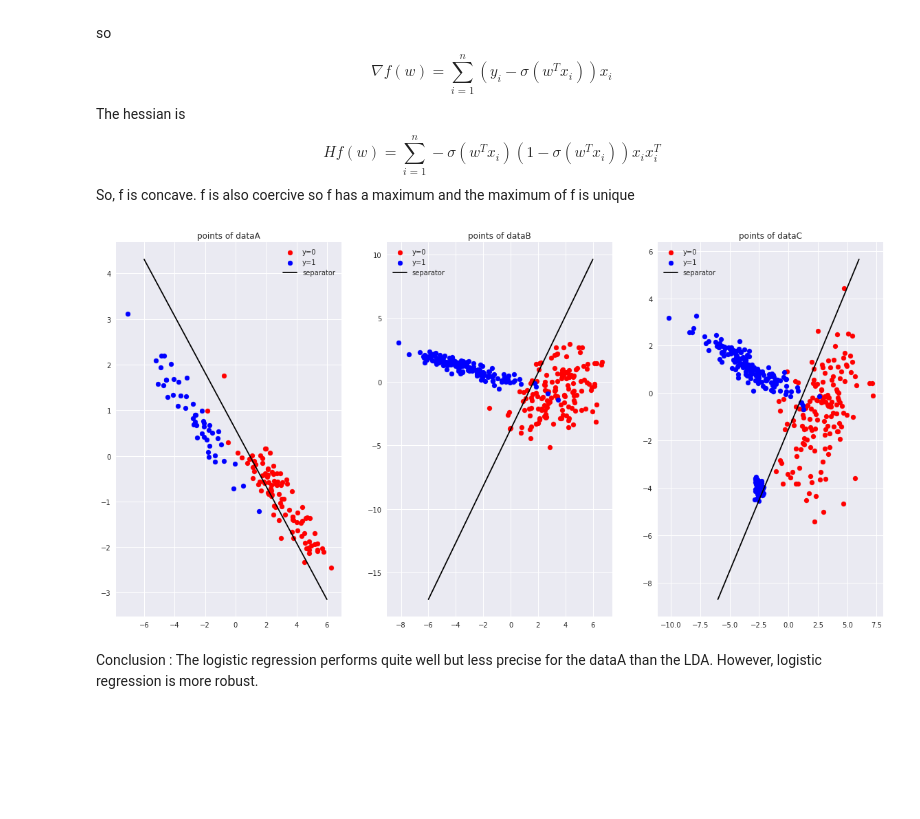
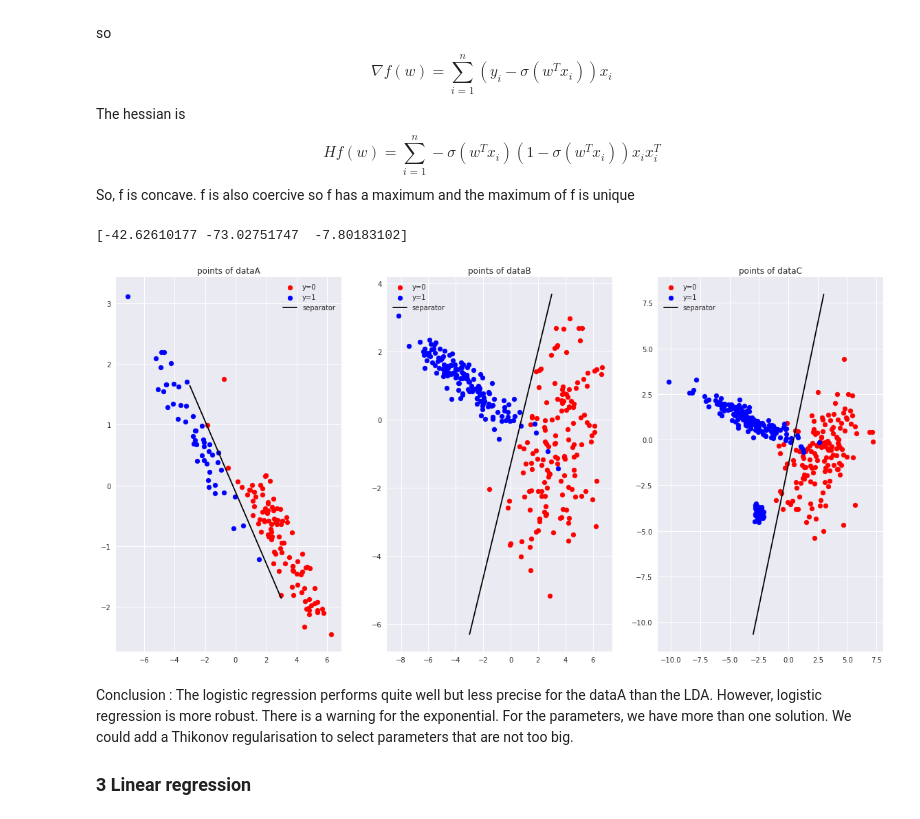
Before and after one commit to sofsoo1995/DM_PGM, a Jupyter notebook: MVA_DM1_Horache_Sofiane.ipynb, the cells around one changed output. Saved outputs shown, nothing was run; the diff lists cells and outputs as text; code cells hidden in the pictures; blank space fills up the shorter version.

```diff
--- a/MVA_DM1_Horache_Sofiane.ipynb
+++ b/MVA_DM1_Horache_Sofiane.ipynb
@@ -204,21 +225,9 @@ def sep_LDA(w,b,pi,x):
 # %%
-def plot_data_LDA(data,title):
-    X_train, y_train = separ(data)
-    x1 = X_train[y_train==1][:,0]
-    y1 = X_train[y_train==1][:,1]
-    x0 = X_train[y_train==0][:,0]
-    y0 = X_train[y_train==0][:,1]
 
-    w,b,pi = fit_LDA(data)
-    print(w)
-    xline = np.linspace(-6.0,6.0,5)
-    yline = sep_LDA(w,b,pi,xline)
-
-    p1 = plt.scatter(x0,y0,c='r', label='y=0')
-    p2 = plt.scatter(x1,y1,c='b', label= 'y=1')
-    l, = plt.plot(xline,yline, c='black', label='separator')
-    plt.title(title)
-    plt.legend(handles=[p1,p2,l])
+w,b, pi = fit_LDA(dataA)
+print(w)
+print(b)
+print(pi)
 plt.figure(figsize=[20,10])
 plt.subplot('131')
 plot_data_LDA(dataA,"points of dataA")
@@ -285,14 +294,14 @@ def fit_logit(data, L):
     w = np.zeros(shap) #initialisation
     f,grad,H = objective(data,w)
     Hinv = np.linalg.pinv(H)
-    wp = (w-Hinv.dot(delta))
+    wp = (w-Hinv.dot(grad))
 
 
     for i in range(L):
         w = wp
         f,grad,H = objective(data,w)
         Hinv = np.linalg.pinv(H)
-        wp = (w-Hinv.dot(delta))
+        wp = (w-Hinv.dot(grad))
     return w
 def sep_logit(w,x):
     return 1.0/w[1]*(-w[0]*x-w[2])
@@ -303,9 +312,9 @@ def plot_data_logit(data,title):
     x0 = X_train[y_train==0][:,0]
     y0 = X_train[y_train==0][:,1]
 
-    w= fit_logit(data,30)
+    w= fit_logit(data,10)
 
-    xline = np.linspace(-6.0,6.0,5)
+    xline = np.linspace(-3.0,3.0,5)
     yline = sep_logit(w,xline)
 
     p1 = plt.scatter(x0,y0,c='r', label='y=0')
@@ -313,17 +322,28 @@ def plot_data_logit(data,title):
     l, = plt.plot(xline,yline, c='black', label='separator')
     plt.title(title)
     plt.legend(handles=[p1,p2,l])
+
+def predict_logit(data, x):
+    """this function use the logistic regression to find parameters and assign a label to a point"""
+    w = fit_logit(data,10)
+    xp = np.append(x,1)
+    proba = sigmoid(xp.dot(w))
+    return proba >=0.5
 # %%
+w = fit_logit(dataA,10)
+print(w)
+
 plt.figure(figsize=[20,10])
 plt.subplot('131')
 plot_data_logit(dataA,"points of dataA")
 plt.subplot('132')
 plot_data_logit(dataB,"points of dataB")
 plt.subplot('133')
 plot_data_logit(dataC,"points of dataC")
 # %% [output]
+[-42.62610177 -73.02751747  -7.80183102]
-[figure, old version]
+[figure, new version]
 # %% [markdown]
-Conclusion : The logistic regression performs quite well but less precise for the dataA than the LDA. However, logistic regression is more robust.
+Conclusion : The logistic regression performs quite well but less precise for the dataA than the LDA. However, logistic regression is more robust. There is a warning for the exponential. For the parameters, we have more than one solution. We could add a Thikonov regularisation to select parameters that are not too big.
 
-###
+### 3 Linear regression
```
Also changed, not shown: parts of 14 cells of this notebook.
